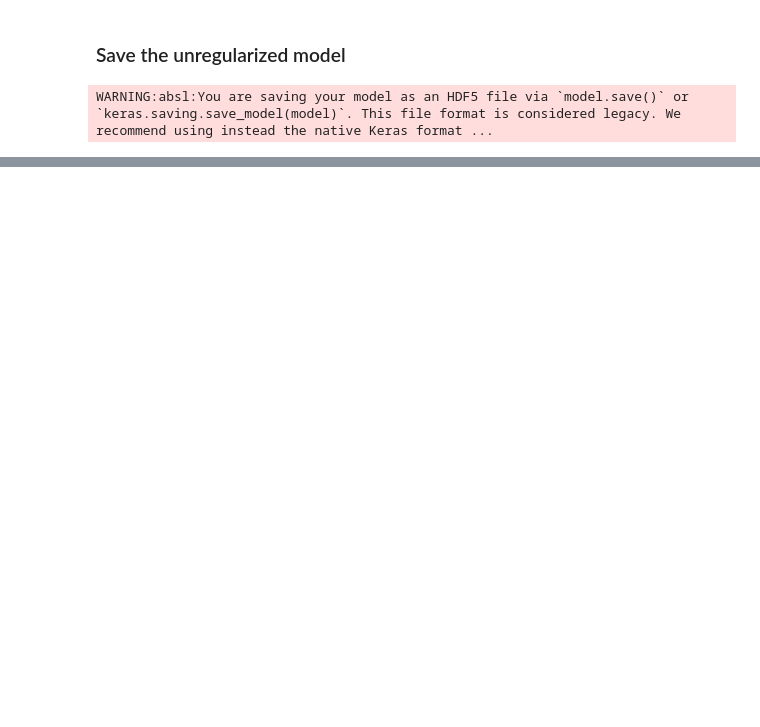
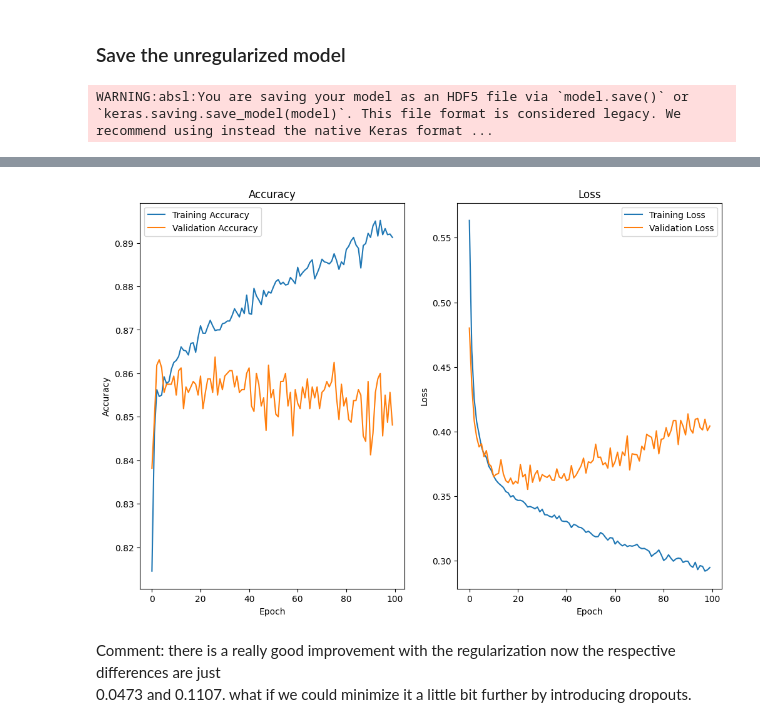
Before and after one commit to ZigaLarissa/unchurn, a Jupyter notebook: noteboke.ipynb, the cells around one changed output, grey strips where cells are left out. Drawn from its saved outputs; the diff is of its cells as text; code cells hidden in the pictures; blank space fills up the shorter version.

Commit message:
regularized model, optimization and Updated readme

```diff
--- a/noteboke.ipynb
+++ b/noteboke.ipynb
@@ -362,0 +366,7 @@ WARNING:absl:You are saving your model as an HDF5 file via `model.save()` or `ke
+# %%
+# L2 regularization
+regularizer = tf.keras.regularizers.l2(0.001)
+l2_model = model(regularizer)
+
+# train the L2 regularized model
+l2_model_history = l2_model.fit(X_train, y_train, epochs=100, batch_size=32, validation_data=(X_val, y_val))
@@ -362,0 +391,26 @@ WARNING:absl:You are saving your model as an HDF5 file via `model.save()` or `ke
+# %%
+# plot the training and validation accuracy
+plt.figure(figsize=(12, 8))
+plt.subplot(1, 2, 1)
+plt.plot(l2_model_history.history['accuracy'], label='Training Accuracy')
+plt.plot(l2_model_history.history['val_accuracy'], label='Validation Accuracy')
+plt.xlabel('Epoch')
+plt.ylabel('Accuracy')
+plt.legend(loc='upper left')
+plt.title('Accuracy')
+
+
+# plot the training and validation loss
+plt.subplot(1, 2, 2)
+plt.plot(l2_model_history.history['loss'], label='Training Loss')
+plt.plot(l2_model_history.history['val_loss'], label='Validation Loss')
+plt.xlabel('Epoch')
+plt.ylabel('Loss')
+plt.legend(loc='upper right')
+plt.title('Loss')
+plt.show()
+# %% [output]
+[figure, added]
+# %% [markdown]
+Comment: there is a really good improvement with the regularization now the respective differences are just
+0.0473 and 0.1107. what if we could minimize it a little bit further by introducing dropouts.
```
Also changed, not shown: parts of 17 cells of this notebook, 3 other files.
